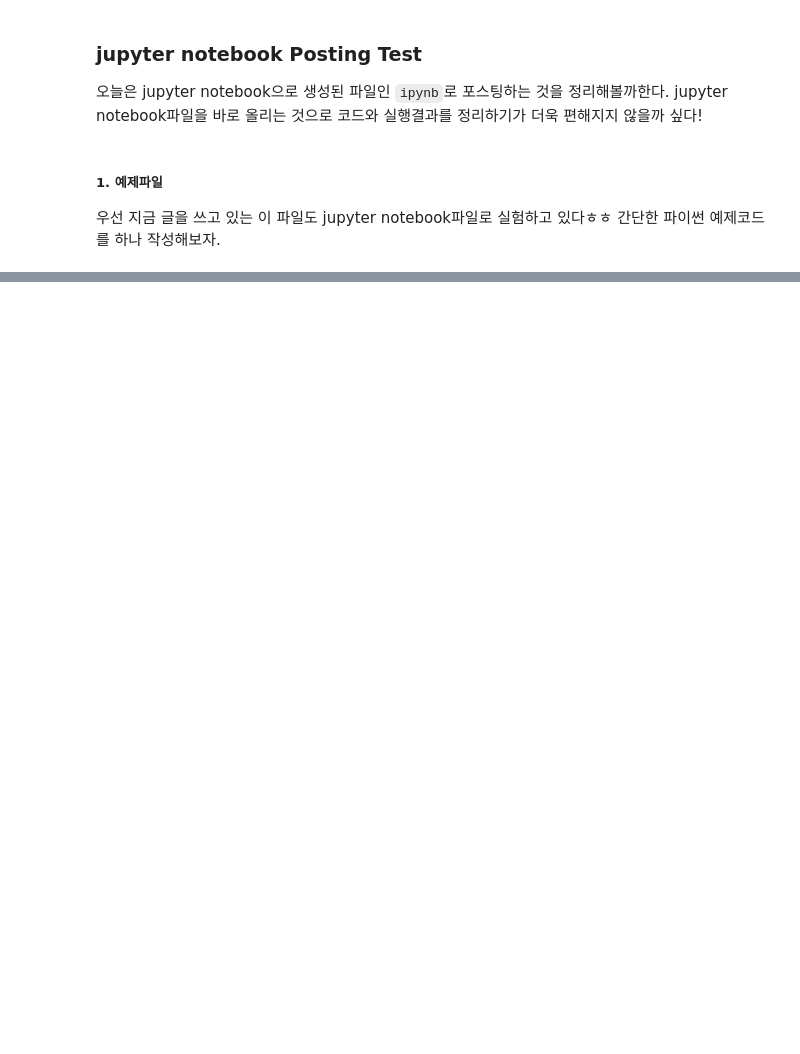
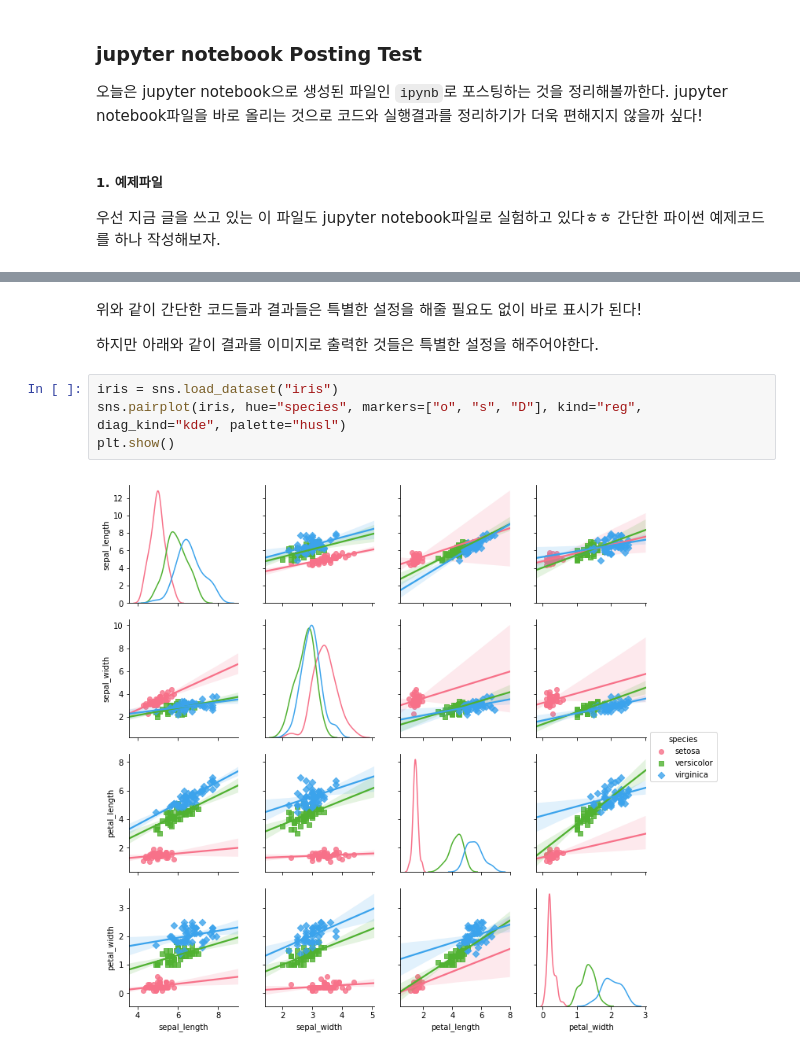
Before and after one commit to pignuante/pignuante.github.io, a Jupyter notebook: _before/2017-12-29-posting-with-jupyter-notebook.ipynb, the cells around one changed output, grey strips where cells are left out. Drawn from its saved outputs; the diff is of its cells as text; blank space fills up the shorter version.

```diff
--- a/_before/2017-12-29-posting-with-jupyter-notebook.ipynb
+++ b/_before/2017-12-29-posting-with-jupyter-notebook.ipynb
@@ -26,0 +27,10 @@ print(y*x)
+# %% [markdown]
+위와 같이 간단한 코드들과 결과들은 특별한 설정을 해줄 필요도 없이 바로 표시가 된다!
+
+하지만 아래와 같이 결과를 이미지로 출력한 것들은 특별한 설정을 해주어야한다.
+# %%
+iris = sns.load_dataset("iris")
+sns.pairplot(iris, hue="species", markers=["o", "s", "D"], kind="reg", diag_kind="kde", palette="husl")
+plt.show()
+# %% [output]
+[figure, added]
```
Also changed, not shown: parts of 4 cells of this notebook, 5 other files.
